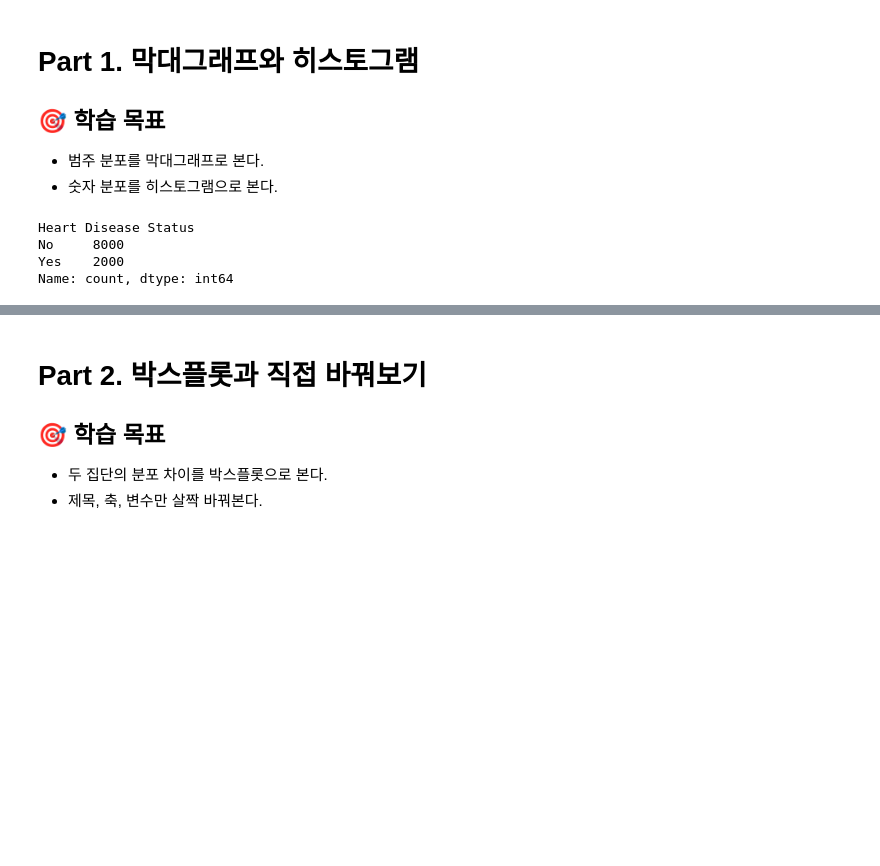
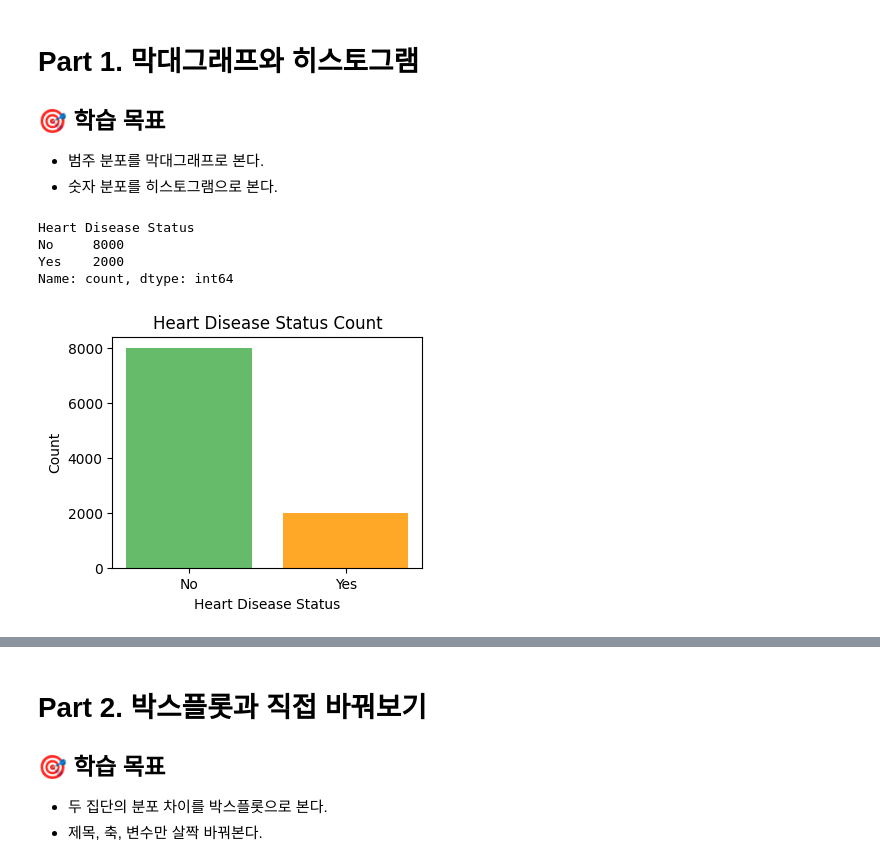
Before and after one commit to ChoYoungwon/Medical-Data-Analysis, a Jupyter notebook: 00-Data-Analysis/02_Matplotlib로_심혈관CSV_그리기.ipynb, the cells around one changed output, grey strips where cells are left out. Saved outputs shown, nothing was run; the diff lists cells and outputs as text; code cells hidden in the pictures; blank space fills up the shorter version.

```diff
--- a/00-Data-Analysis/02_Matplotlib로_심혈관CSV_그리기.ipynb
+++ b/00-Data-Analysis/02_Matplotlib로_심혈관CSV_그리기.ipynb
@@ -129,14 +119,25 @@ shape: (10000, 21)
 ## 🎯 학습 목표
 - 범주 분포를 막대그래프로 본다.
 - 숫자 분포를 히스토그램으로 본다.
-# %%
-target_counts = df["Heart Disease Status"].value_counts()
-print(target_counts)
-# %% [output]
-Heart Disease Status
-No     8000
-Yes    2000
-Name: count, dtype: int64
+# %%
+target_counts = df["Heart Disease Status"].value_counts()
+print(target_counts)
+# %% [output]
+Heart Disease Status
+No     8000
+Yes    2000
+Name: count, dtype: int64
+# %%
+target_counts = df["Heart Disease Status"].value_counts()
+
+plt.figure(figsize=(4,3))
+plt.bar(target_counts.index, target_counts.values, color=["#66bb6a", "#ffa726"])
+plt.title("Heart Disease Status Count")
+plt.xlabel("Heart Disease Status")
+plt.ylabel("Count")
+plt.show()
+# %% [output]
+[figure, added]
 # %%
 plt.figure(figsize=(6, 4))
 plt.hist(df["Cholesterol Level"].dropna(), bins=20, color="#7aa6c2", edgecolor="black")
```
Also changed, not shown: parts of 8 cells of this notebook, 2 other files.
